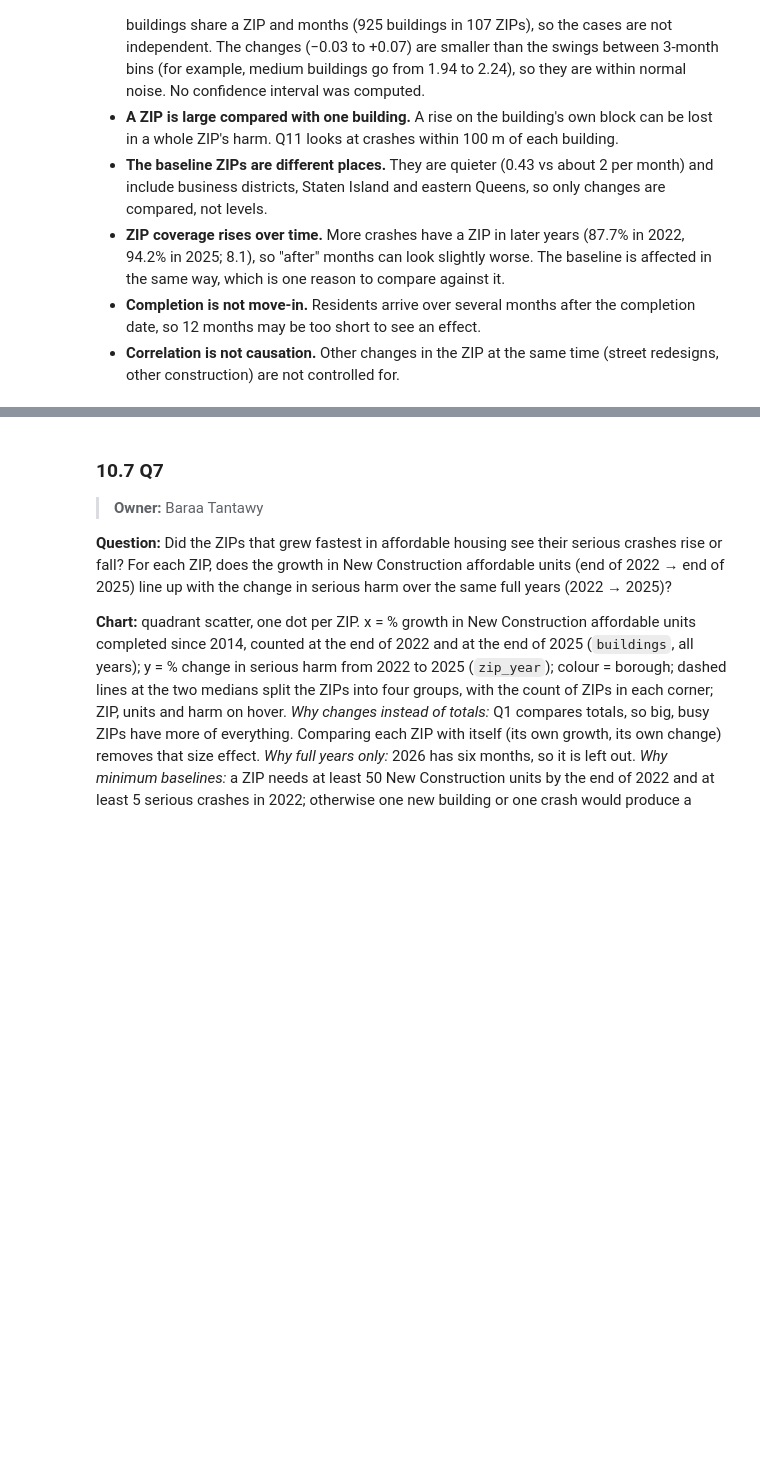
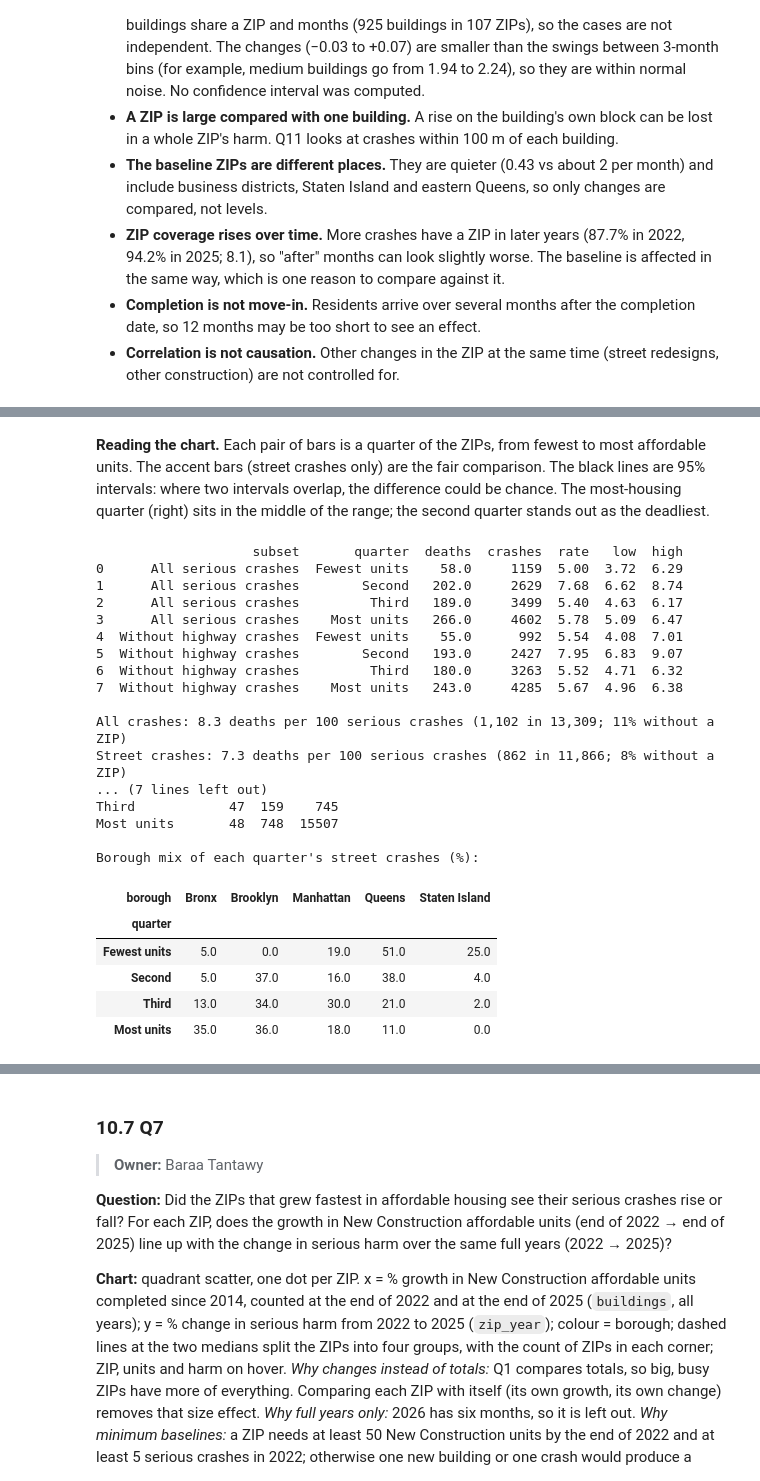
Before and after one commit to mohamednazmy23/nyc-housing-street-safety, a Jupyter notebook: notebooks/nyc_dev_project.ipynb, the cells around one changed output, grey strips where cells are left out. Drawn from its saved outputs; the diff is of its cells as text; code cells hidden in the pictures; blank space fills up the shorter version.

```diff
--- a/notebooks/nyc_dev_project.ipynb
+++ b/notebooks/nyc_dev_project.ipynb
@@ -2462 +2563,43 @@ Average serious harm per ZIP per month, 12 months before vs after completion:
+# %% [markdown]
+**Reading the chart.** Each pair of bars is a quarter of the ZIPs, from fewest to most affordable units. The accent bars (street crashes only) are the fair comparison. The black lines are 95% intervals: where two intervals overlap, the difference could be chance. The most-housing quarter (right) sits in the middle of the range; the second quarter stands out as the deadliest.
+# %%
+from charts import q5_fatality_rates, Q5_GROUPS
+
+rates = q5_fatality_rates(data, DEFAULT_FILTERS)
+print(rates.round(2), "\n")
+crashes = data["crashes"]
+for name, part in [("All crashes", crashes), ("Street crashes", crashes[~crashes["is_highway"]]),
+                   ("Highway crashes", crashes[crashes["is_highway"]])]:
+    print(f"{name}: {part['fatalities'].sum() / len(part) * 100:.1f} deaths per 100 serious crashes "
+          f"({part['fatalities'].sum():,} in {len(part):,}; {part['zip'].isna().mean():.0%} without a ZIP)")
+groups, per_zip = zip_housing_groups(data, DEFAULT_FILTERS, 4, Q5_GROUPS)
+print("\nAffordable units per ZIP in each quarter:")
+print(per_zip.groupby(groups, observed=True).agg(["count", "min", "max"]))
+quarters = crashes[crashes["zip"].isin(groups.index) & ~crashes["is_highway"]].assign(quarter=lambda d: d["zip"].map(groups))
+print("\nBorough mix of each quarter's street crashes (%):")
+(pd.crosstab(quarters["quarter"], quarters["borough"], normalize="index") * 100).round(0)
+# %% [output]
+                    subset       quarter  deaths  crashes  rate   low  high
+0      All serious crashes  Fewest units    58.0     1159  5.00  3.72  6.29
+1      All serious crashes        Second   202.0     2629  7.68  6.62  8.74
+2      All serious crashes         Third   189.0     3499  5.40  4.63  6.17
+3      All serious crashes    Most units   266.0     4602  5.78  5.09  6.47
+4  Without highway crashes  Fewest units    55.0      992  5.54  4.08  7.01
+5  Without highway crashes        Second   193.0     2427  7.95  6.83  9.07
+6  Without highway crashes         Third   180.0     3263  5.52  4.71  6.32
+7  Without highway crashes    Most units   243.0     4285  5.67  4.96  6.38
+
+All crashes: 8.3 deaths per 100 serious crashes (1,102 in 13,309; 11% without a ZIP)
+Street crashes: 7.3 deaths per 100 serious crashes (862 in 11,866; 8% without a ZIP)
+... (7 lines left out)
+Third            47  159    745
+Most units       48  748  15507
+
+Borough mix of each quarter's street crashes (%):
+| borough | Bronx | Brooklyn | Manhattan | Queens | Staten Island |
+| quarter |  |  |  |  |  |
+| Fewest units | 5.0 | 0.0 | 19.0 | 51.0 | 25.0 |
+| Second | 5.0 | 37.0 | 16.0 | 38.0 | 4.0 |
+| Third | 13.0 | 34.0 | 30.0 | 21.0 | 2.0 |
+| Most units | 35.0 | 36.0 | 18.0 | 11.0 | 0.0 |
 # %% [markdown]
```
Also changed, not shown: parts of 41 cells of this notebook, 5 other files.
